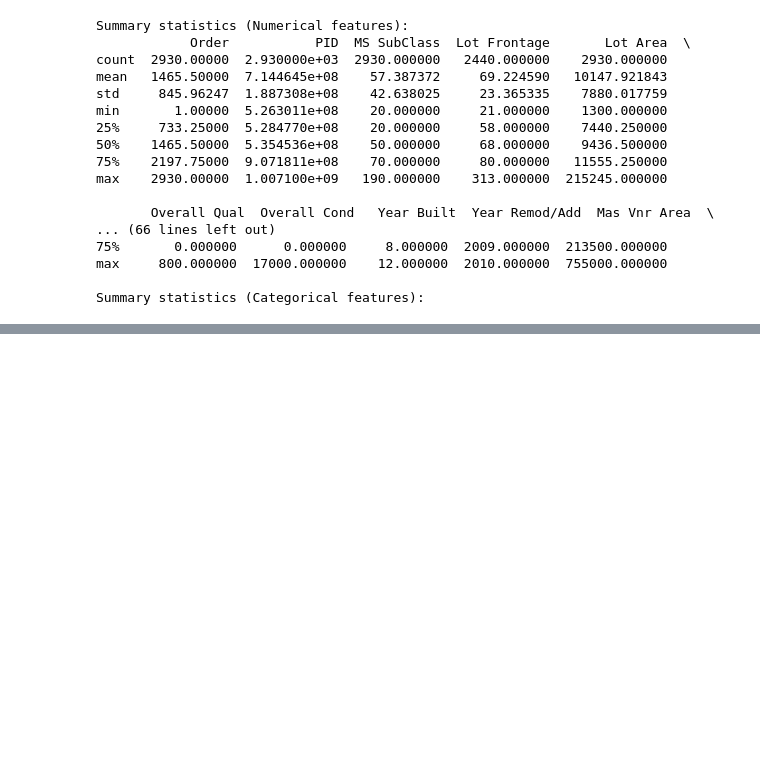
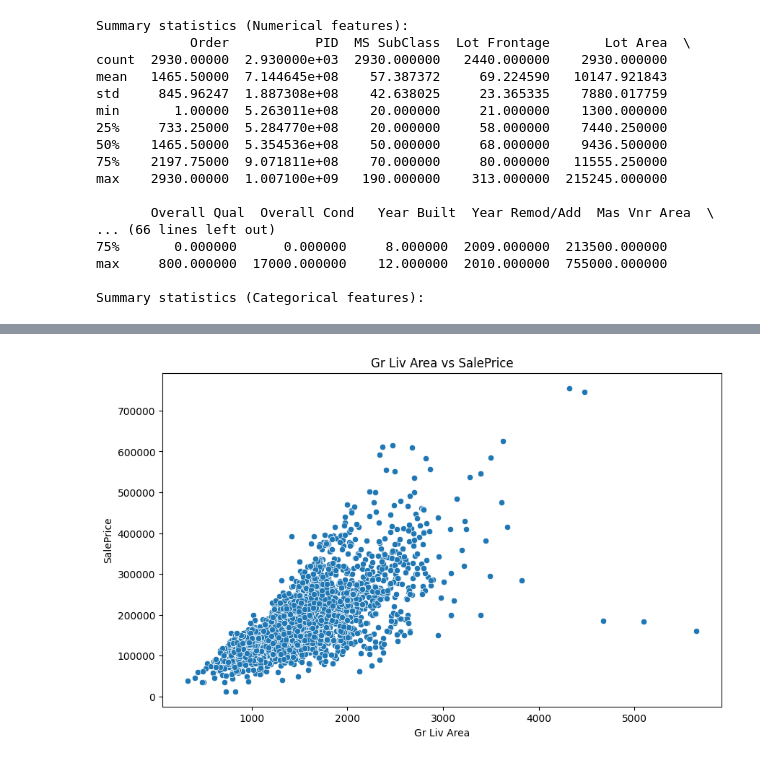
Before and after one commit to yash-meshram/Housing-Price, a Jupyter notebook: Analysis/EDA.ipynb, the cells around one changed output, grey strips where cells are left out. Saved outputs shown, nothing was run; the diff lists cells and outputs as text; code cells hidden in the pictures; blank space fills up the shorter version.

```diff
--- a/Analysis/EDA.ipynb
+++ b/Analysis/EDA.ipynb
@@ -62,0 +106,5 @@ Summary statistics (Categorical features):
+# %%
+bivariate_analyzer = BivariateAnalysis(NumericalVsNumericalAnalysis())
+bivariate_analyzer.execute_strategy(df, "Gr Liv Area", "SalePrice")
+# %% [output]
+[figure, added]
```
Also changed, not shown: parts of 8 cells of this notebook, 4 other files.
